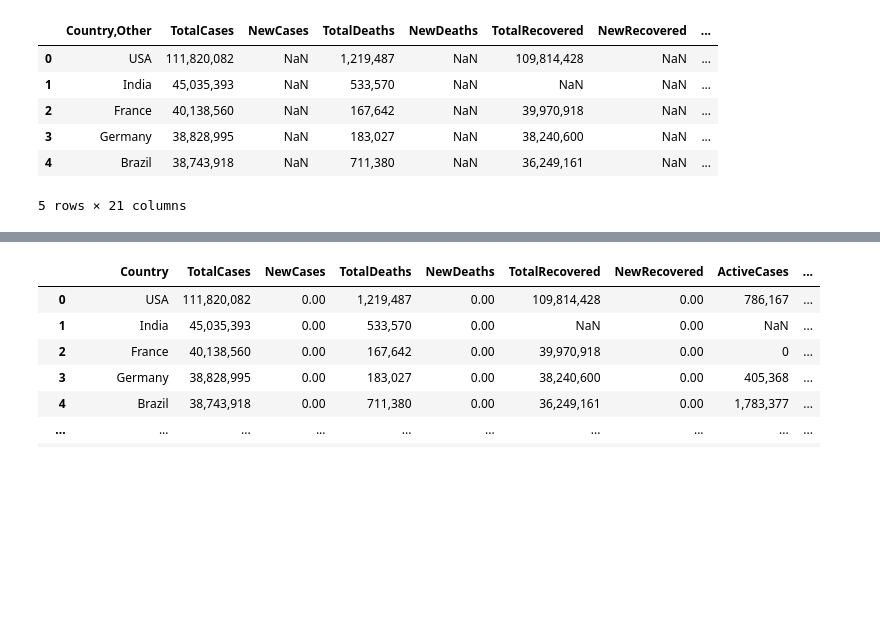
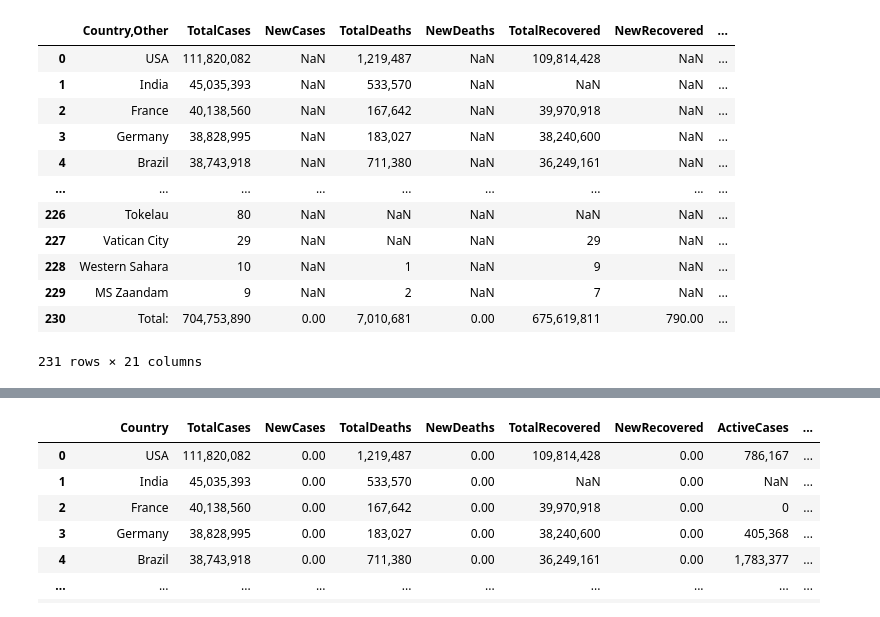
Before and after one commit to cuong123-tech/EDA-Project, a Jupyter notebook: EDA.ipynb, the cells around one changed output, grey strips where cells are left out. Cells and saved outputs as stored; diff of their text form; code cells hidden in the pictures; blank space fills up the shorter version.

```diff
--- a/EDA.ipynb
+++ b/EDA.ipynb
@@ -4,15 +4,22 @@ import numpy as np
 import matplotlib.pyplot as plt
 import seaborn as sns
 # %%
+#Read the data and print out some rows
 data = pd.read_csv('Covid_stats.csv', encoding='latin1')
-data.head()
+data
 # %% [output]
 |  | Country,Other | TotalCases | NewCases | TotalDeaths | NewDeaths | TotalRecovered | NewRecovered | ... |
 | 0 | USA | 111,820,082 | NaN | 1,219,487 | NaN | 109,814,428 | NaN | ... |
 | 1 | India | 45,035,393 | NaN | 533,570 | NaN | NaN | NaN | ... |
 | 2 | France | 40,138,560 | NaN | 167,642 | NaN | 39,970,918 | NaN | ... |
 | 3 | Germany | 38,828,995 | NaN | 183,027 | NaN | 38,240,600 | NaN | ... |
 | 4 | Brazil | 38,743,918 | NaN | 711,380 | NaN | 36,249,161 | NaN | ... |
+| ... | ... | ... | ... | ... | ... | ... | ... | ... |
+| 226 | Tokelau | 80 | NaN | NaN | NaN | NaN | NaN | ... |
+| 227 | Vatican City | 29 | NaN | NaN | NaN | 29 | NaN | ... |
+| 228 | Western Sahara | 10 | NaN | 1 | NaN | 9 | NaN | ... |
+| 229 | MS Zaandam | 9 | NaN | 2 | NaN | 7 | NaN | ... |
+| 230 | Total: | 704,753,890 | 0.00 | 7,010,681 | 0.00 | 675,619,811 | 790.00 | ... |
-5 rows × 21 columns
+231 rows × 21 columns
 # %%
 data_copy = data.copy()
```
Also changed, not shown: parts of 15 cells of this notebook.
